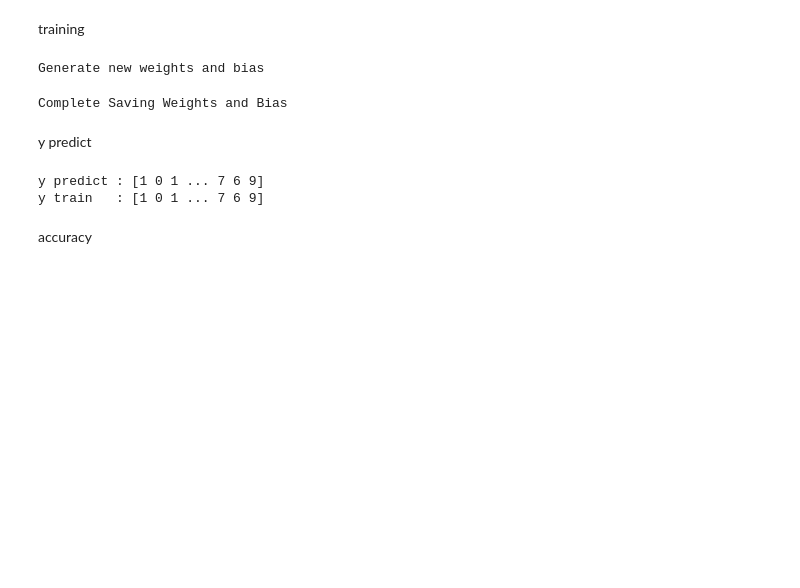
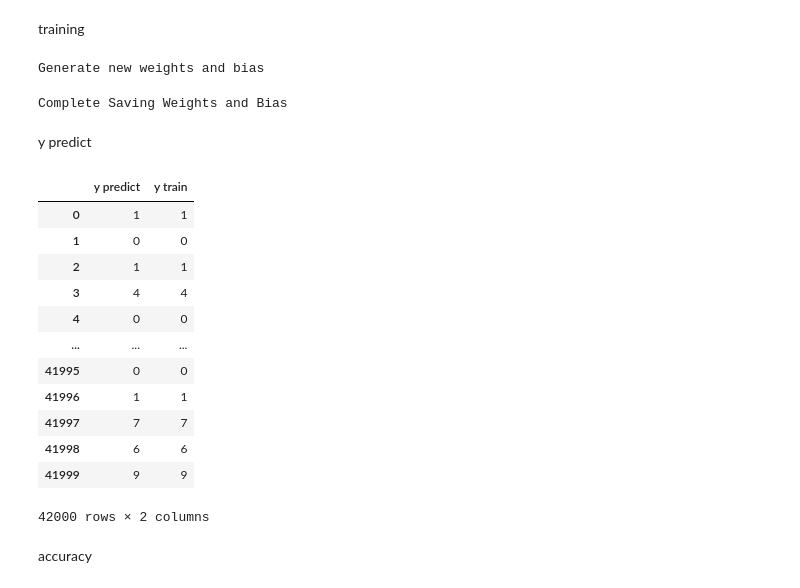
Before and after one commit to nabii-nguyenn213/Digit-Classification-Softmax-Regression, a Jupyter notebook: main.ipynb, the cells around one changed output. Drawn from its saved outputs; the diff is of its cells as text; code cells hidden in the pictures; blank space fills up the shorter version.

```diff
--- a/main.ipynb
+++ b/main.ipynb
@@ -147,11 +161,23 @@ Complete Saving Weights and Bias
 y predict
 # %%
 y_pred = model.predict(x_train)
-print("y predict :", y_pred)
-print("y train   :", y_train.to_numpy())
+comp = pd.DataFrame({'y predict' : y_pred,
+                     'y train': y_train.to_numpy()})
+comp
 # %% [output]
+|  | y predict | y train |
+| 0 | 1 | 1 |
+| 1 | 0 | 0 |
+| 2 | 1 | 1 |
+| 3 | 4 | 4 |
+| 4 | 0 | 0 |
+| ... | ... | ... |
+| 41995 | 0 | 0 |
+| 41996 | 1 | 1 |
+| 41997 | 7 | 7 |
+| 41998 | 6 | 6 |
+| 41999 | 9 | 9 |
-y predict : [1 0 1 ... 7 6 9]
-y train   : [1 0 1 ... 7 6 9]
+42000 rows × 2 columns
 # %% [markdown]
 accuracy
 # %%
```
Also changed, not shown: parts of 19 cells of this notebook, 3 other files.
